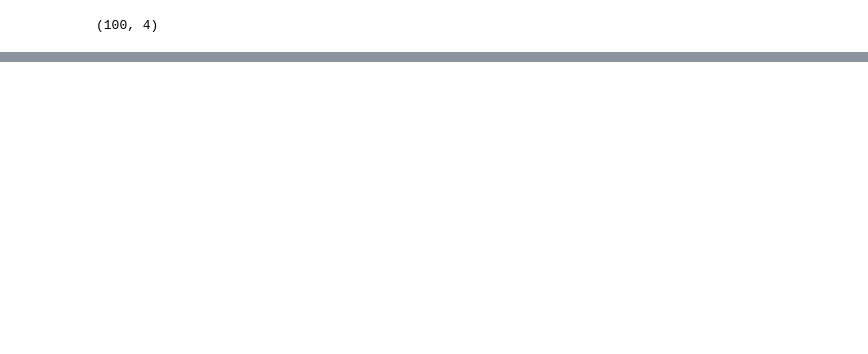
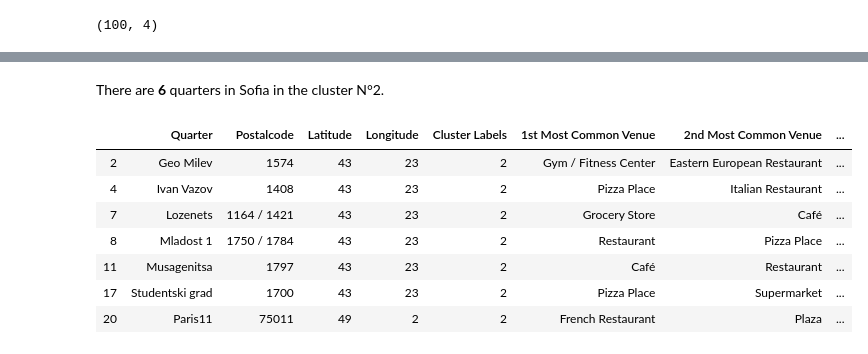
Before and after one commit to audreyooo/ibm-datascience-project, a Jupyter notebook: IBM_Project_Sofia_Paris_Venues.ipynb, the cells around one changed output, grey strips where cells are left out. Cells and saved outputs as stored; diff of their text form; code cells hidden in the pictures; blank space fills up the shorter version.

```diff
--- a/IBM_Project_Sofia_Paris_Venues.ipynb
+++ b/IBM_Project_Sofia_Paris_Venues.ipynb
@@ -401,0 +639,3 @@ paris11_venues.head()
+# %%
+totalresult_merged.dropna(inplace=True)
+totalresult_merged.reset_index(drop=True, inplace=True)
@@ -401,0 +649,13 @@ paris11_venues.head()
+# %% [markdown]
+There are **6** quarters in Sofia in the cluster N°2.
+# %%
+totalresult_merged.loc[totalresult_merged['Cluster Labels'] == 2]
+# %% [output]
+|  | Quarter | Postalcode | Latitude | Longitude | Cluster Labels | 1st Most Common Venue | 2nd Most Common Venue | ... |
+| 2 | Geo Milev | 1574 | 43 | 23 | 2 | Gym / Fitness Center | Eastern European Restaurant | ... |
+| 4 | Ivan Vazov | 1408 | 43 | 23 | 2 | Pizza Place | Italian Restaurant | ... |
+| 7 | Lozenets | 1164 / 1421 | 43 | 23 | 2 | Grocery Store | Café | ... |
+| 8 | Mladost 1 | 1750 / 1784 | 43 | 23 | 2 | Restaurant | Pizza Place | ... |
+| 11 | Musagenitsa | 1797 | 43 | 23 | 2 | Café | Restaurant | ... |
+| 17 | Studentski grad | 1700 | 43 | 23 | 2 | Pizza Place | Supermarket | ... |
+| 20 | Paris11 | 75011 | 49 | 2 | 2 | French Restaurant | Plaza | ... |
```
Also changed, not shown: parts of 46 cells of this notebook.
